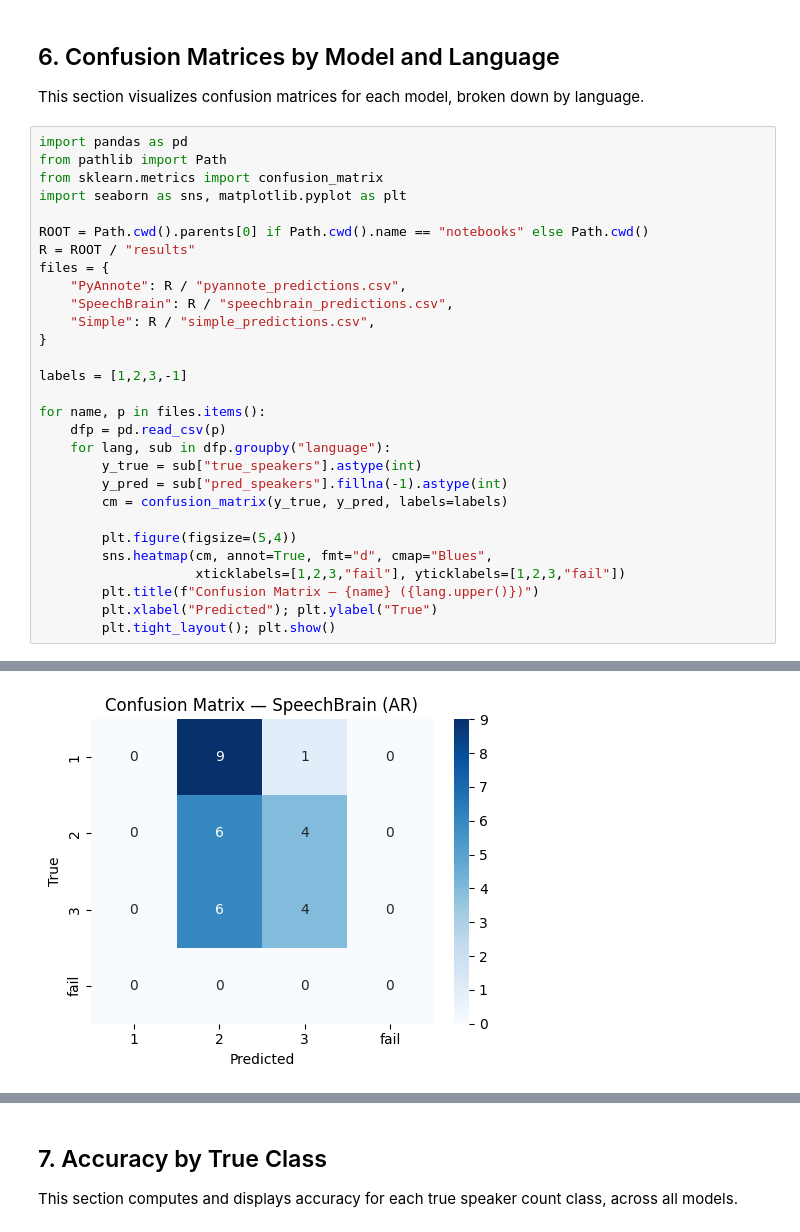
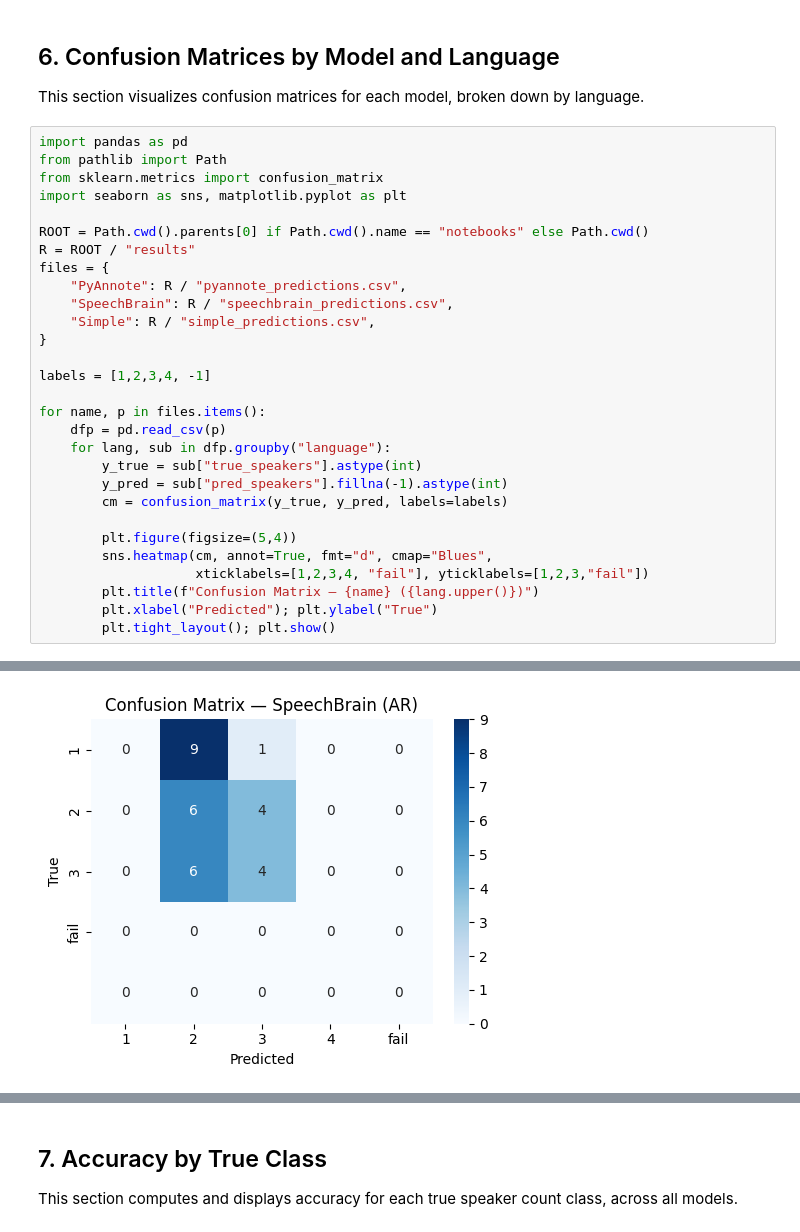
Before and after one commit to SaudNJMH/Audio-AI, a Jupyter notebook: notebooks/04_benchmark.ipynb, the cells around one changed output, grey strips where cells are left out. Saved outputs shown, nothing was run; the diff lists cells and outputs as text.

```diff
--- a/notebooks/04_benchmark.ipynb
+++ b/notebooks/04_benchmark.ipynb
@@ -177,7 +177,7 @@ files = {
     "Simple": R / "simple_predictions.csv",
 }
 
-labels = [1,2,3,-1]
+labels = [1,2,3,4, -1]
 
 for name, p in files.items():
     dfp = pd.read_csv(p)
@@ -188,7 +188,7 @@ for name, p in files.items():
 
         plt.figure(figsize=(5,4))
         sns.heatmap(cm, annot=True, fmt="d", cmap="Blues",
-                    xticklabels=[1,2,3,"fail"], yticklabels=[1,2,3,"fail"])
+                    xticklabels=[1,2,3,4, "fail"], yticklabels=[1,2,3,"fail"])
         plt.title(f"Confusion Matrix — {name} ({lang.upper()})")
         plt.xlabel("Predicted"); plt.ylabel("True")
         plt.tight_layout(); plt.show()
@@ -198 +198 @@ for name, p in files.items():
-[figure, old version]
+[figure, new version]
```
Also changed, not shown: parts of 1 cell of this notebook.
